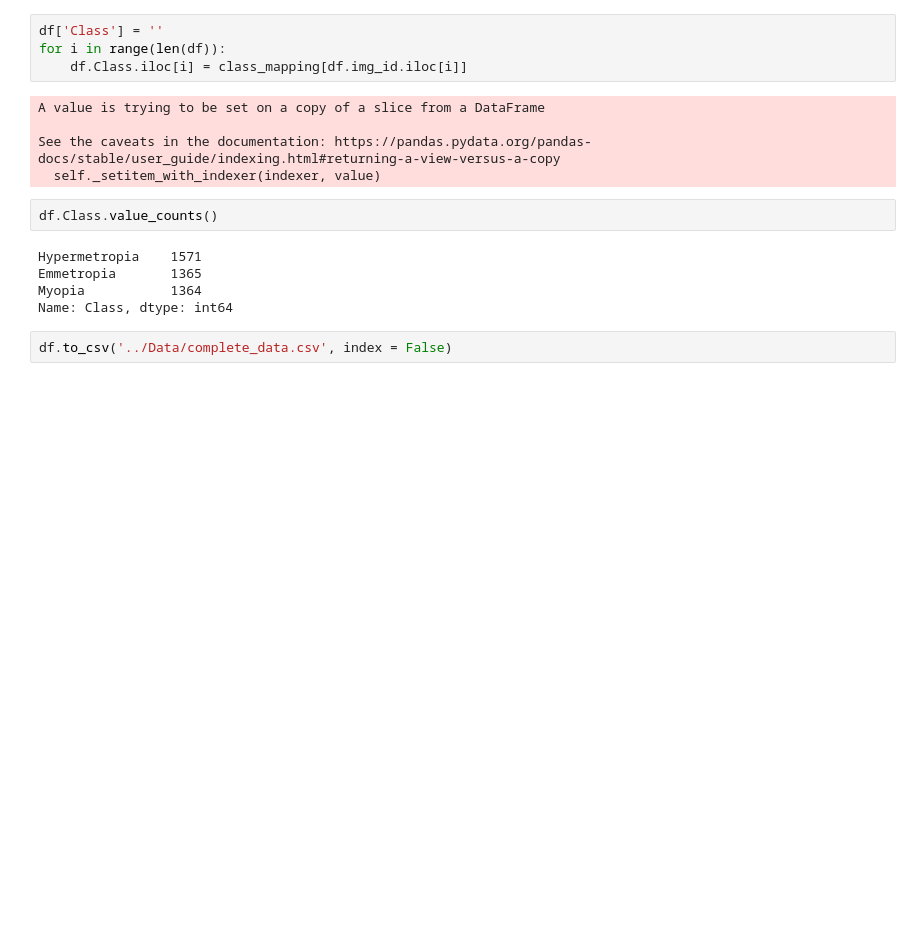
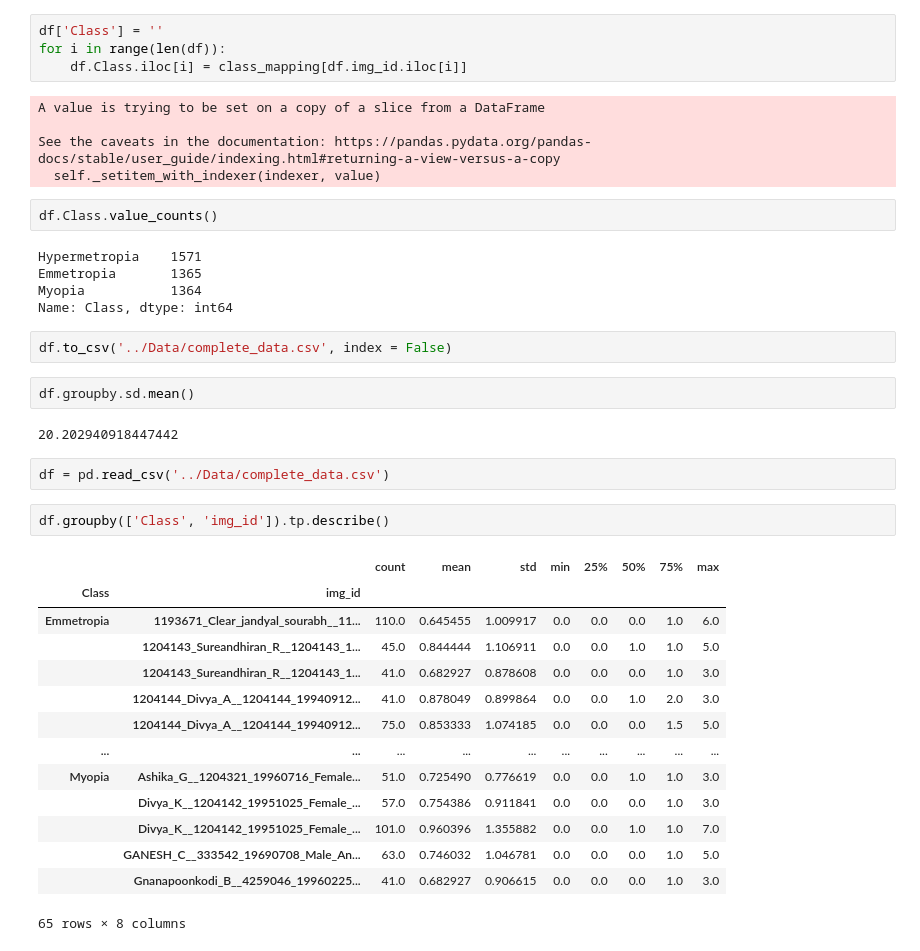
Before and after one commit to Arnav0400/OCTA-Analysis, a Jupyter notebook: Notebooks/Calculate Tortuosity .ipynb, the cells around one changed output. Drawn from its saved outputs; the diff is of its cells as text; blank space fills up the shorter version.

```diff
--- a/Notebooks/Calculate Tortuosity .ipynb
+++ b/Notebooks/Calculate Tortuosity .ipynb
@@ -74,3 +74,26 @@ Myopia           1364
 Name: Class, dtype: int64
 # %%
 df.to_csv('../Data/complete_data.csv', index = False)
+# %%
+df.groupby.sd.mean()
+# %% [output]
+20.202940918447442
+# %%
+df = pd.read_csv('../Data/complete_data.csv')
+# %%
+df.groupby(['Class', 'img_id']).tp.describe()
+# %% [output]
+|  |  | count | mean | std | min | 25% | 50% | 75% | max |
+| Class | img_id |  |  |  |  |  |  |  |  |
+| Emmetropia | 1193671_Clear_jandyal_sourabh__11... | 110.0 | 0.645455 | 1.009917 | 0.0 | 0.0 | 0.0 | 1.0 | 6.0 |
+|  | 1204143_Sureandhiran_R__1204143_1... | 45.0 | 0.844444 | 1.106911 | 0.0 | 0.0 | 1.0 | 1.0 | 5.0 |
+|  | 1204143_Sureandhiran_R__1204143_1... | 41.0 | 0.682927 | 0.878608 | 0.0 | 0.0 | 0.0 | 1.0 | 3.0 |
+|  | 1204144_Divya_A__1204144_19940912... | 41.0 | 0.878049 | 0.899864 | 0.0 | 0.0 | 1.0 | 2.0 | 3.0 |
+|  | 1204144_Divya_A__1204144_19940912... | 75.0 | 0.853333 | 1.074185 | 0.0 | 0.0 | 0.0 | 1.5 | 5.0 |
+| ... | ... | ... | ... | ... | ... | ... | ... | ... | ... |
+| Myopia | Ashika_G__1204321_19960716_Female... | 51.0 | 0.725490 | 0.776619 | 0.0 | 0.0 | 1.0 | 1.0 | 3.0 |
+|  | Divya_K__1204142_19951025_Female_... | 57.0 | 0.754386 | 0.911841 | 0.0 | 0.0 | 0.0 | 1.0 | 3.0 |
+|  | Divya_K__1204142_19951025_Female_... | 101.0 | 0.960396 | 1.355882 | 0.0 | 0.0 | 1.0 | 1.0 | 7.0 |
+|  | GANESH_C__333542_19690708_Male_An... | 63.0 | 0.746032 | 1.046781 | 0.0 | 0.0 | 0.0 | 1.0 | 5.0 |
+|  | Gnanapoonkodi_B__4259046_19960225... | 41.0 | 0.682927 | 0.906615 | 0.0 | 0.0 | 0.0 | 1.0 | 3.0 |
+65 rows × 8 columns
```
Also changed, not shown: parts of 3 cells of this notebook, 2 other files.
